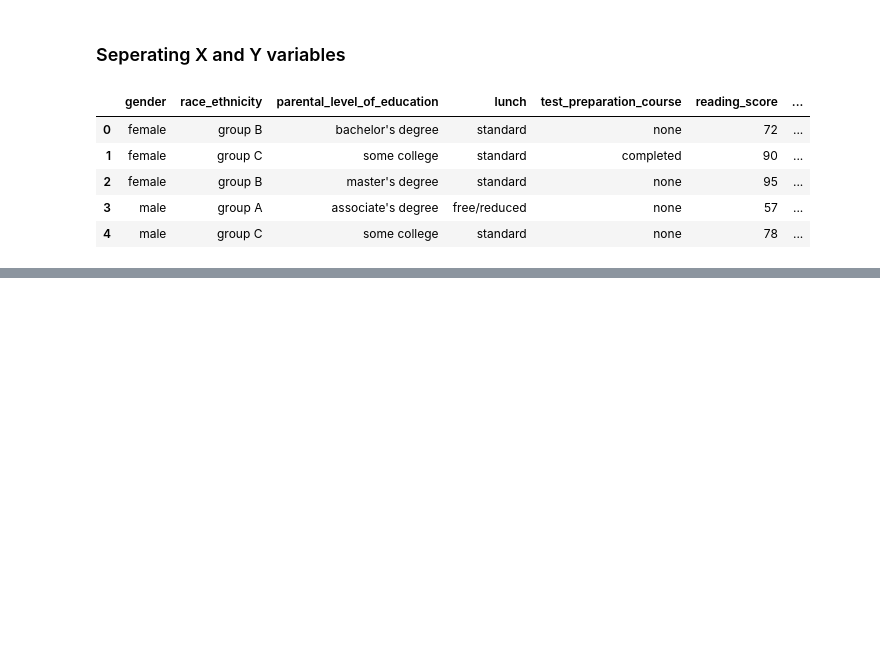
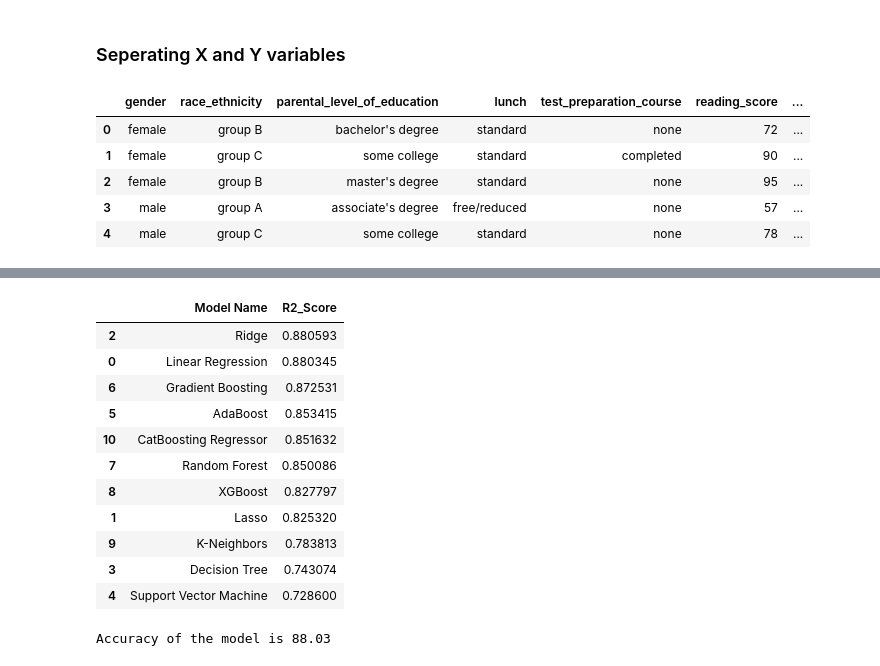
Before and after one commit to Adroit10/StudentPerformance, a Jupyter notebook: notebook/MODEL_TRAINING.ipynb, the cells around one changed output, grey strips where cells are left out. Cells and saved outputs as stored; diff of their text form; code cells hidden in the pictures; blank space fills up the shorter version.

```diff
--- a/notebook/MODEL_TRAINING.ipynb
+++ b/notebook/MODEL_TRAINING.ipynb
@@ -39,0 +90,2 @@ X.head()
+# %%
+X = preprocessor.fit_transform(X)
@@ -39,0 +170,23 @@ X.head()
+# %%
+pd.DataFrame(list(zip(model_list,r2_list)), columns=['Model Name','R2_Score']).sort_values(by=['R2_Score'],ascending=False)
+# %% [output]
+|  | Model Name | R2_Score |
+| 2 | Ridge | 0.880593 |
+| 0 | Linear Regression | 0.880345 |
+| 6 | Gradient Boosting | 0.872531 |
+| 5 | AdaBoost | 0.853415 |
+| 10 | CatBoosting Regressor | 0.851632 |
+| 7 | Random Forest | 0.850086 |
+| 8 | XGBoost | 0.827797 |
+| 1 | Lasso | 0.825320 |
+| 9 | K-Neighbors | 0.783813 |
+| 3 | Decision Tree | 0.743074 |
+| 4 | Support Vector Machine | 0.728600 |
+# %%
+lin_model = LinearRegression(fit_intercept=True)
+lin_model = lin_model.fit(X_train,y_train)
+y_pred = lin_model.predict(X_test)
+score = r2_score(y_test,y_pred)*100
+print("Accuracy of the model is %.2f"%score)
+# %% [output]
+Accuracy of the model is 88.03
```
Also changed, not shown: parts of 12 cells of this notebook, 5 other files.
